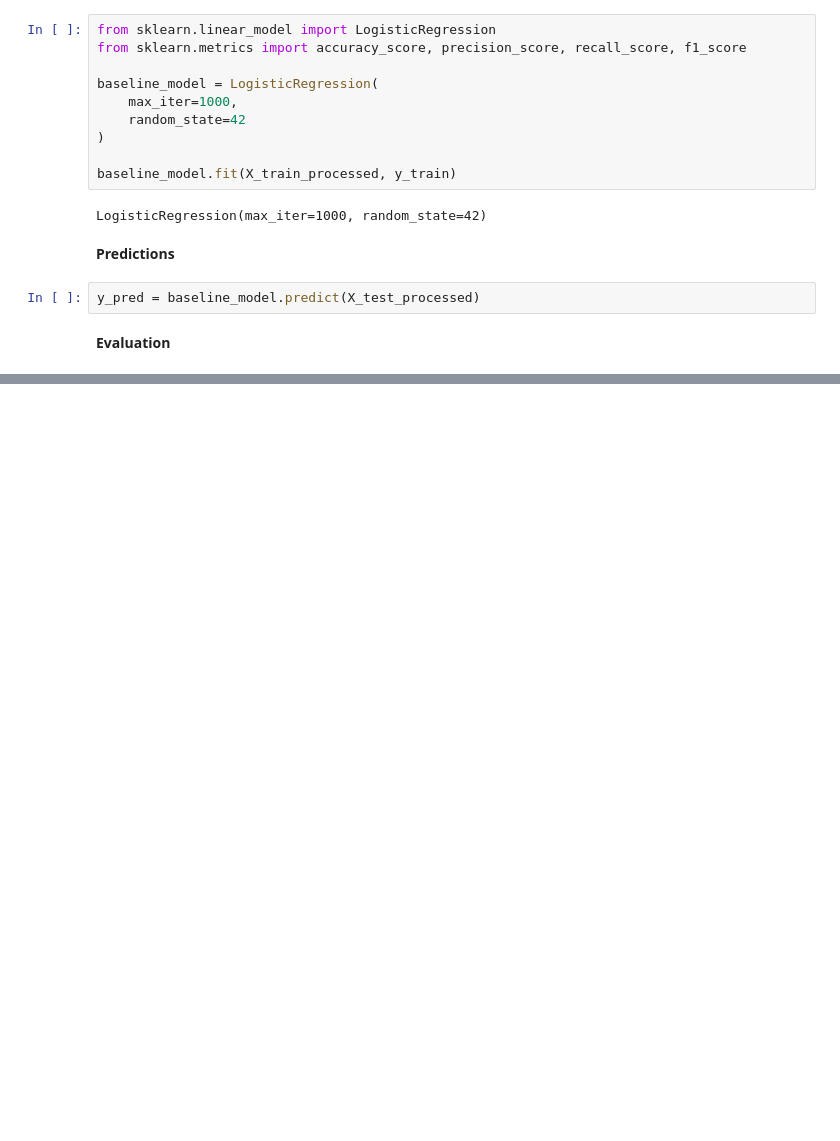
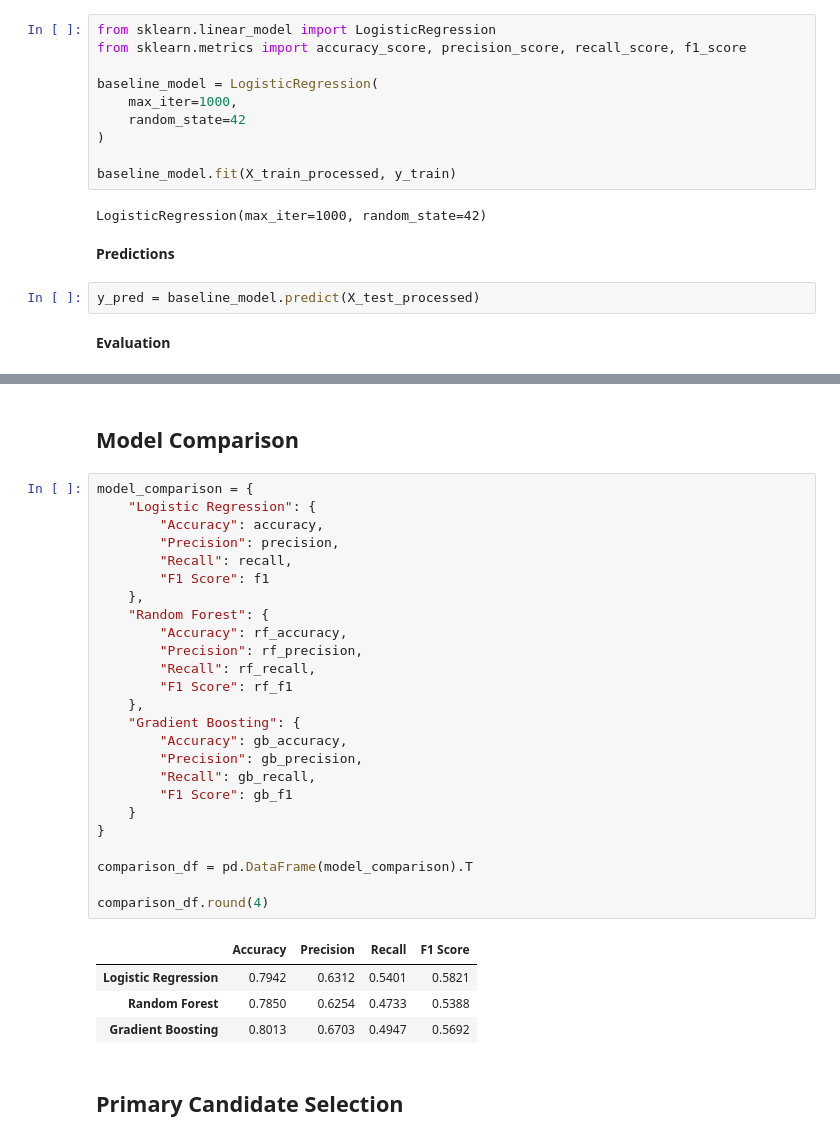
Before and after one commit to ManojLamani/Auto-Tuned-Churn-API, a Jupyter notebook: notebooks/01_dataset_preparation.ipynb, the cells around one changed output, grey strips where cells are left out. Drawn from its saved outputs; the diff is of its cells as text; blank space fills up the shorter version.

Commit message:
Add model comparison and hyperparameter tuning

```diff
--- a/notebooks/01_dataset_preparation.ipynb
+++ b/notebooks/01_dataset_preparation.ipynb
@@ -381,0 +457,34 @@ F1 Score : 0.604
+# %% [markdown]
+## Model Comparison
+# %%
+model_comparison = {
+    "Logistic Regression": {
+        "Accuracy": accuracy,
+        "Precision": precision,
+        "Recall": recall,
+        "F1 Score": f1
+    },
+    "Random Forest": {
+        "Accuracy": rf_accuracy,
+        "Precision": rf_precision,
+        "Recall": rf_recall,
+        "F1 Score": rf_f1
+    },
+    "Gradient Boosting": {
+        "Accuracy": gb_accuracy,
+        "Precision": gb_precision,
+        "Recall": gb_recall,
+        "F1 Score": gb_f1
+    }
+}
+
+comparison_df = pd.DataFrame(model_comparison).T
+
+comparison_df.round(4)
+# %% [output]
+|  | Accuracy | Precision | Recall | F1 Score |
+| Logistic Regression | 0.7942 | 0.6312 | 0.5401 | 0.5821 |
+| Random Forest | 0.7850 | 0.6254 | 0.4733 | 0.5388 |
+| Gradient Boosting | 0.8013 | 0.6703 | 0.4947 | 0.5692 |
+# %% [markdown]
+## Primary Candidate Selection
```
Also changed, not shown: parts of 22 cells of this notebook.
